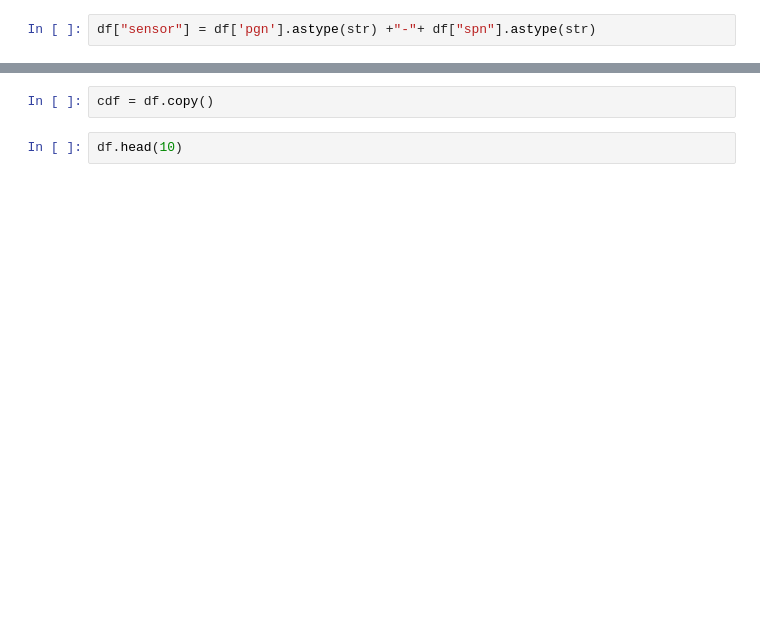
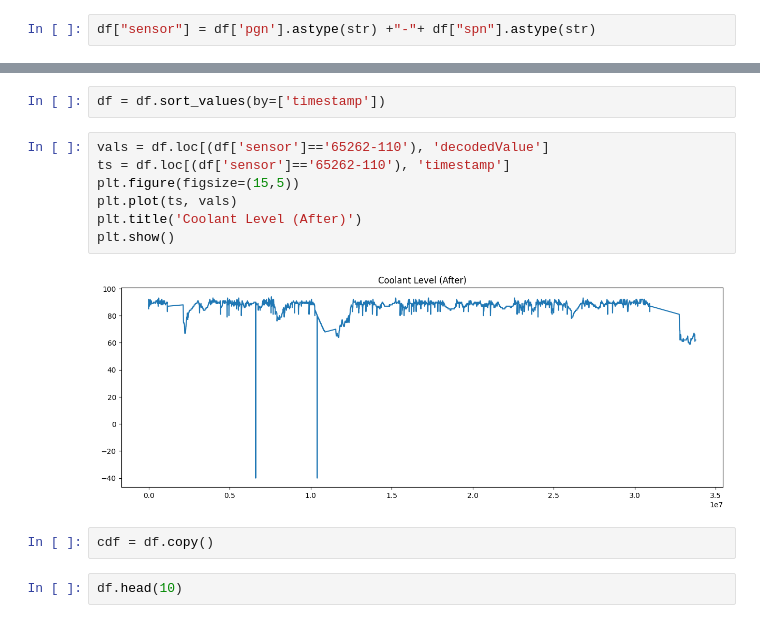
Before and after one commit to gautamvira/Predictive-Maintenance, a Jupyter notebook: data_processing.ipynb, the cells around one changed output, grey strips where cells are left out. Cells and saved outputs as stored; diff of their text form; blank space fills up the shorter version.

```diff
--- a/data_processing.ipynb
+++ b/data_processing.ipynb
@@ -58,3 +53,14 @@ df["sensor"] = df['pgn'].astype(str) +"-"+ df["spn"].astype(str)
+# %%
+df = df.sort_values(by=['timestamp'])
+# %%
+vals = df.loc[(df['sensor']=='65262-110'), 'decodedValue']
+ts = df.loc[(df['sensor']=='65262-110'), 'timestamp']
+plt.figure(figsize=(15,5))
+plt.plot(ts, vals)
+plt.title('Coolant Level (After)')
+plt.show()
+# %% [output]
+[figure, added]
 # %%
 cdf = df.copy()
 # %%
```
Also changed, not shown: parts of 49 cells of this notebook.
